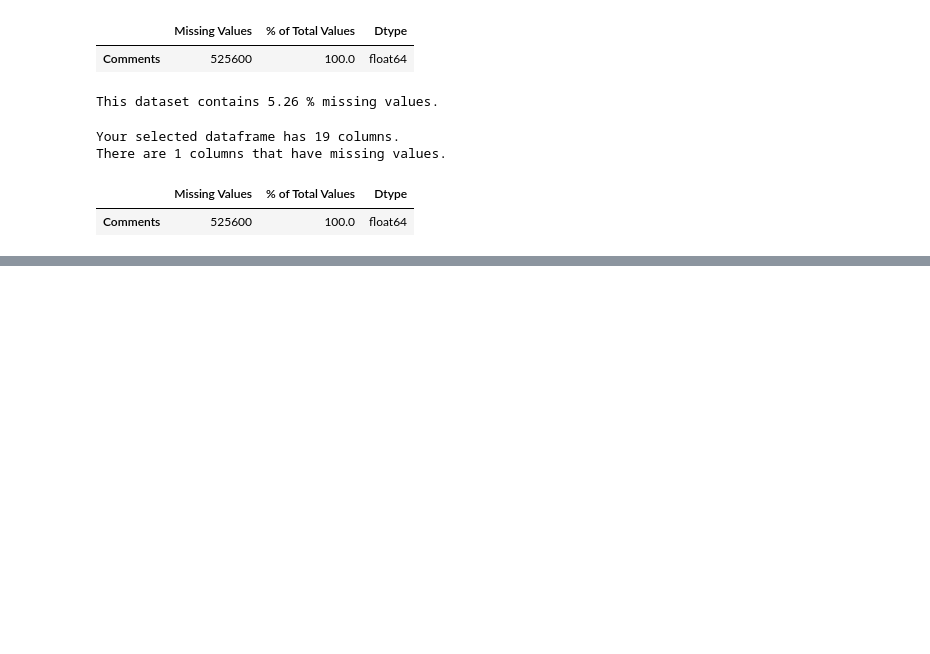
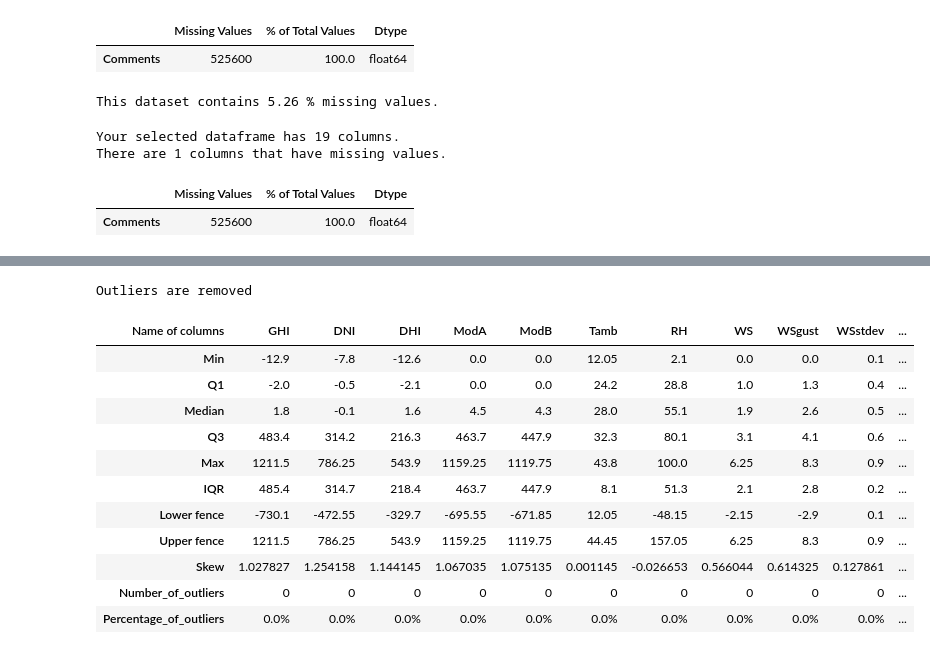
Before and after one commit to nadnes/week0challenge-repo, a Jupyter notebook: notebooks/EDA.ipynb, the cells around one changed output, grey strips where cells are left out. Drawn from its saved outputs; the diff is of its cells as text; code cells hidden in the pictures; blank space fills up the shorter version.

Commit message:
Outlier

```diff
--- a/notebooks/EDA.ipynb
+++ b/notebooks/EDA.ipynb
@@ -199,0 +203,6 @@ There are 1 columns that have missing values.
+# %%
+# for benin-malanville data
+outlier = Outlier(SE1)
+# %%
+columns = SE1.select_dtypes('float64').columns.tolist()
+columns
@@ -199,0 +245,17 @@ There are 1 columns that have missing values.
+# %%
+print('Outliers are removed')
+outlier.getOverview(columns)
+# %% [output]
+Outliers are removed
+| Name of columns | GHI | DNI | DHI | ModA | ModB | Tamb | RH | WS | WSgust | WSstdev | ... |
+| Min | -12.9 | -7.8 | -12.6 | 0.0 | 0.0 | 12.05 | 2.1 | 0.0 | 0.0 | 0.1 | ... |
+| Q1 | -2.0 | -0.5 | -2.1 | 0.0 | 0.0 | 24.2 | 28.8 | 1.0 | 1.3 | 0.4 | ... |
+| Median | 1.8 | -0.1 | 1.6 | 4.5 | 4.3 | 28.0 | 55.1 | 1.9 | 2.6 | 0.5 | ... |
+| Q3 | 483.4 | 314.2 | 216.3 | 463.7 | 447.9 | 32.3 | 80.1 | 3.1 | 4.1 | 0.6 | ... |
+| Max | 1211.5 | 786.25 | 543.9 | 1159.25 | 1119.75 | 43.8 | 100.0 | 6.25 | 8.3 | 0.9 | ... |
+| IQR | 485.4 | 314.7 | 218.4 | 463.7 | 447.9 | 8.1 | 51.3 | 2.1 | 2.8 | 0.2 | ... |
+| Lower fence | -730.1 | -472.55 | -329.7 | -695.55 | -671.85 | 12.05 | -48.15 | -2.15 | -2.9 | 0.1 | ... |
+| Upper fence | 1211.5 | 786.25 | 543.9 | 1159.25 | 1119.75 | 44.45 | 157.05 | 6.25 | 8.3 | 0.9 | ... |
+| Skew | 1.027827 | 1.254158 | 1.144145 | 1.067035 | 1.075135 | 0.001145 | -0.026653 | 0.566044 | 0.614325 | 0.127861 | ... |
+| Number_of_outliers | 0 | 0 | 0 | 0 | 0 | 0 | 0 | 0 | 0 | 0 | ... |
+| Percentage_of_outliers | 0.0% | 0.0% | 0.0% | 0.0% | 0.0% | 0.0% | 0.0% | 0.0% | 0.0% | 0.0% | ... |
```
Also changed, not shown: parts of 6 cells of this notebook.
